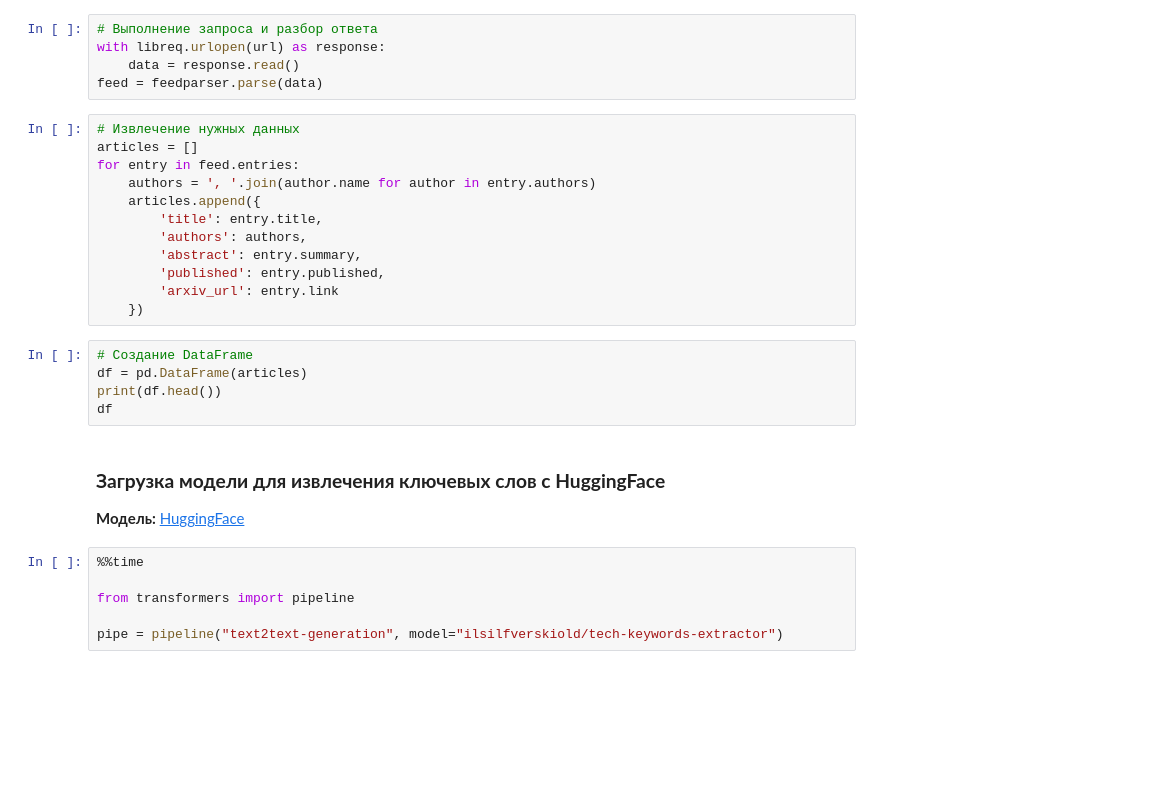
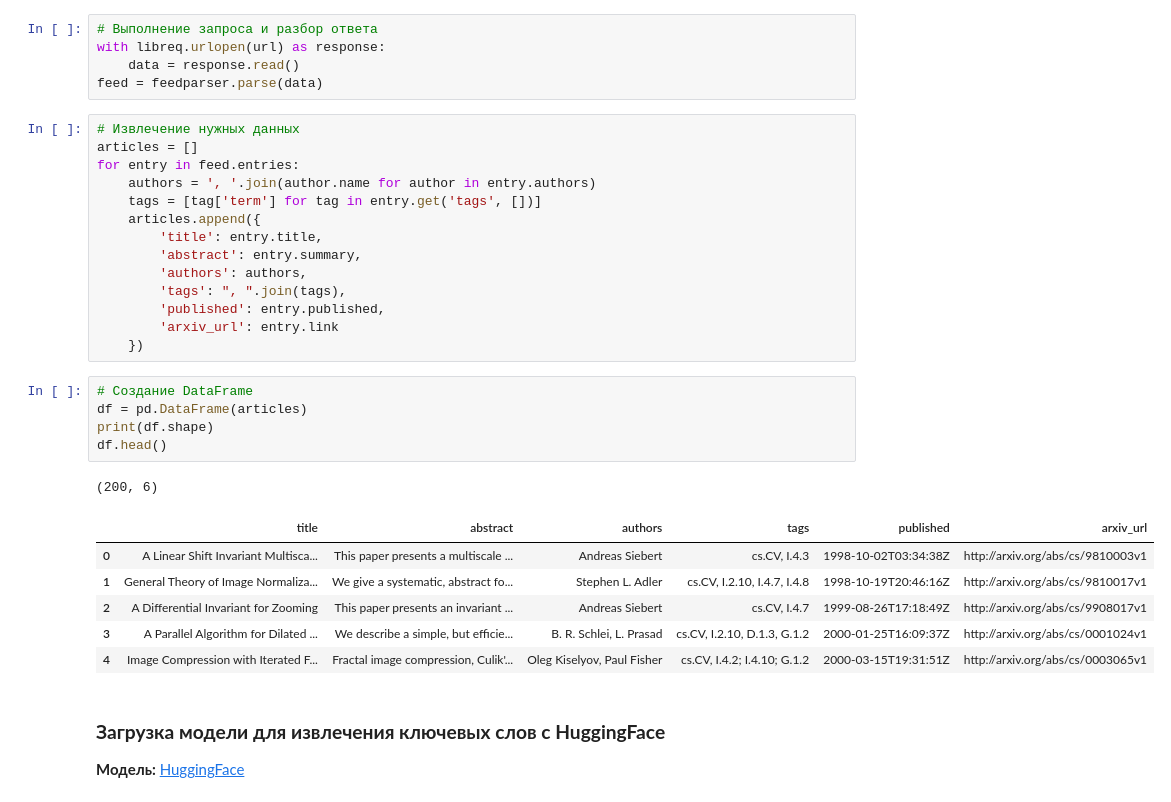
Before and after one commit to 21092004Goda/data_anal, a Jupyter notebook: Lab_1_Computer_Vision_and_Pattern_Recognition.ipynb, the cells around one changed output. Cells and saved outputs as stored; diff of their text form; blank space fills up the shorter version.

```diff
--- a/Lab_1_Computer_Vision_and_Pattern_Recognition.ipynb
+++ b/Lab_1_Computer_Vision_and_Pattern_Recognition.ipynb
@@ -38,25 +38,29 @@ feed = feedparser.parse(data)
 articles = []
 for entry in feed.entries:
     authors = ', '.join(author.name for author in entry.authors)
+    tags = [tag['term'] for tag in entry.get('tags', [])]
     articles.append({
         'title': entry.title,
+        'abstract': entry.summary,
         'authors': authors,
-        'abstract': entry.summary,
+        'tags': ", ".join(tags),
         'published': entry.published,
         'arxiv_url': entry.link
     })
 # %%
 # Создание DataFrame
 df = pd.DataFrame(articles)
-print(df.head())
-df
+print(df.shape)
+df.head()
+# %% [output]
+(200, 6)
+|  | title | abstract | authors | tags | published | arxiv_url |
+| 0 | A Linear Shift Invariant Multisca... | This paper presents a multiscale ... | Andreas Siebert | cs.CV, I.4.3 | 1998-10-02T03:34:38Z | http://arxiv.org/abs/cs/9810003v1 |
+| 1 | General Theory of Image Normaliza... | We give a systematic, abstract fo... | Stephen L. Adler | cs.CV, I.2.10, I.4.7, I.4.8 | 1998-10-19T20:46:16Z | http://arxiv.org/abs/cs/9810017v1 |
+| 2 | A Differential Invariant for Zooming | This paper presents an invariant ... | Andreas Siebert | cs.CV, I.4.7 | 1999-08-26T17:18:49Z | http://arxiv.org/abs/cs/9908017v1 |
+| 3 | A Parallel Algorithm for Dilated ... | We describe a simple, but efficie... | B. R. Schlei, L. Prasad | cs.CV, I.2.10, D.1.3, G.1.2 | 2000-01-25T16:09:37Z | http://arxiv.org/abs/cs/0001024v1 |
+| 4 | Image Compression with Iterated F... | Fractal image compression, Culik'... | Oleg Kiselyov, Paul Fisher | cs.CV, I.4.2; I.4.10; G.1.2 | 2000-03-15T19:31:51Z | http://arxiv.org/abs/cs/0003065v1 |
 # %% [markdown]
 ### **Загрузка модели для извлечения ключевых слов с HuggingFace**
 
 **Модель:** [HuggingFace](https://huggingface.co/ilsilfverskiold/tech-keywords-extractor)
-# %%
-%%time
-
-from transformers import pipeline
-
-pipe = pipeline("text2text-generation", model="ilsilfverskiold/tech-keywords-extractor")
```
Also changed, not shown: parts of 6 cells of this notebook.
